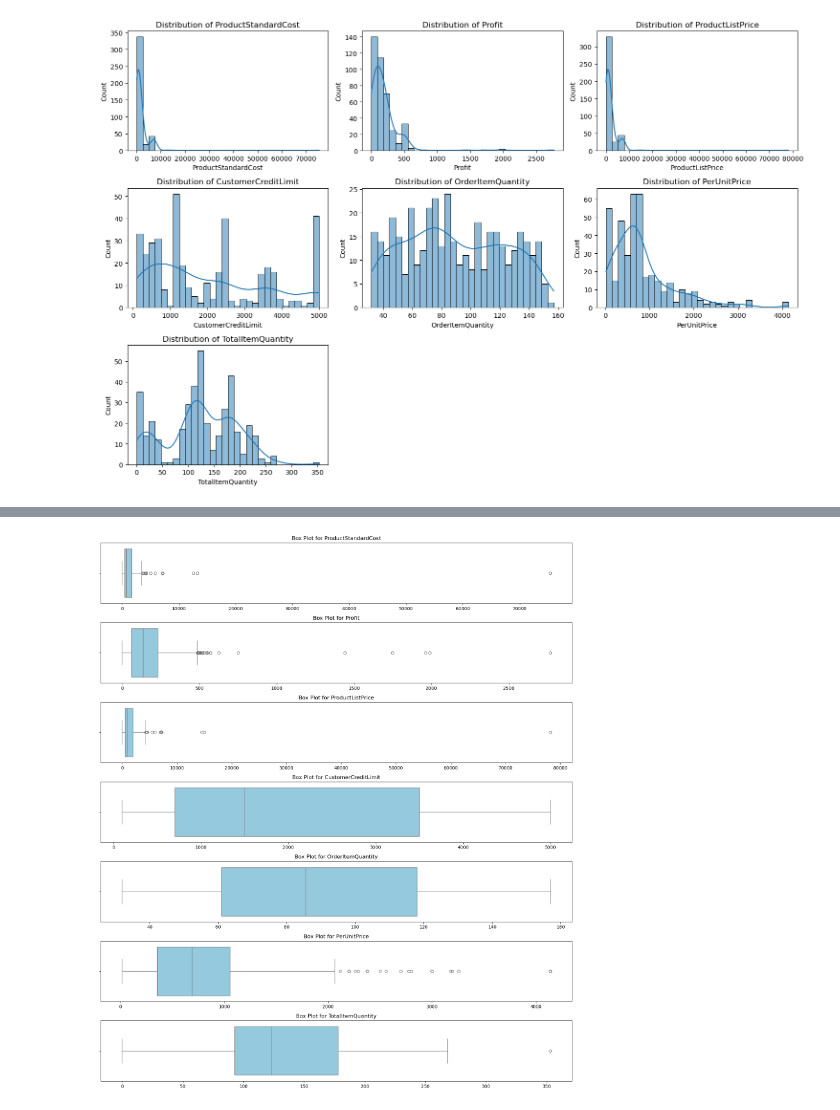
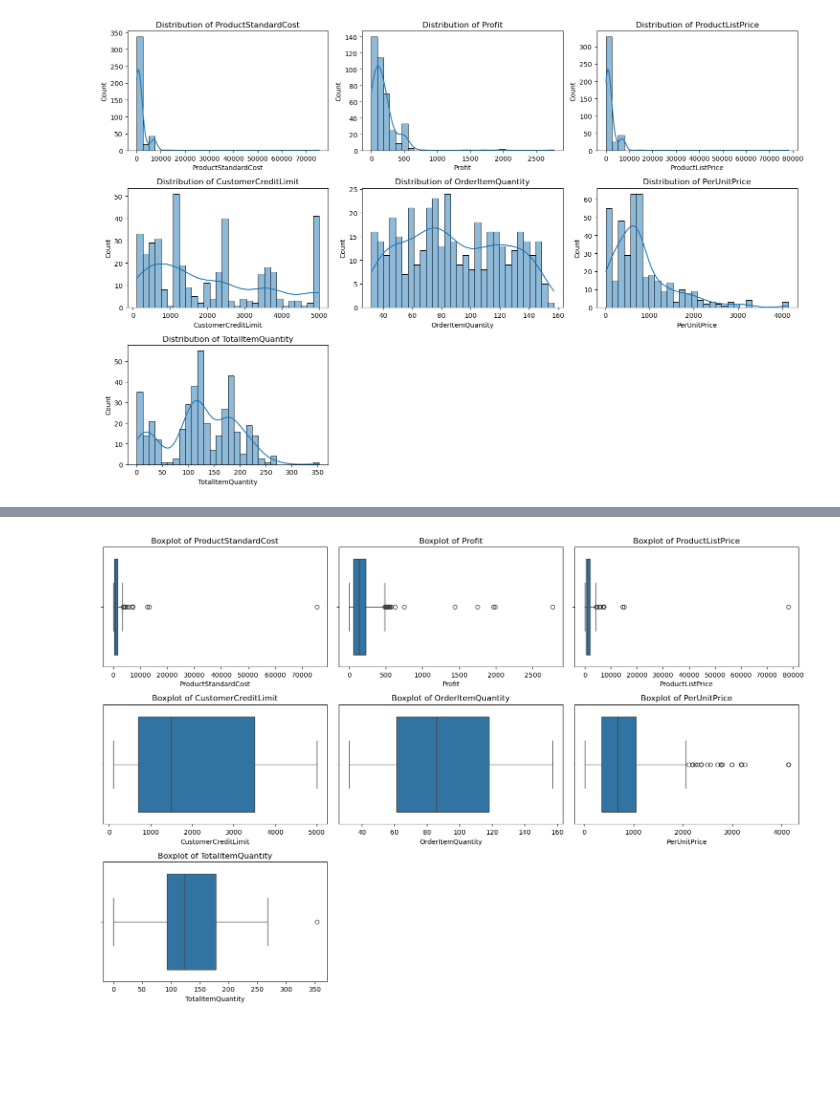
Before and after one commit to KCSchmutz/MLG382_CYO_PROJ_GroupX, a Jupyter notebook: notebooks/MLG382_CYO_PROJ_GroupX.ipynb, the cells around one changed output, grey strips where cells are left out. Drawn from its saved outputs; the diff is of its cells as text; code cells hidden in the pictures; blank space fills up the shorter version.

```diff
--- a/notebooks/MLG382_CYO_PROJ_GroupX.ipynb
+++ b/notebooks/MLG382_CYO_PROJ_GroupX.ipynb
@@ -90,0 +4,26 @@ max      4139.000000         353.000000
+# %%
+#Importing Required Libraries
+import sys
+import os
+import pandas as pd
+import seaborn as sns
+import matplotlib.pyplot as plt
+import seaborn as sns
+
+#Makes Python files useable
+sys.path.append(os.path.abspath("../src"))
+
+#Getting required functions from preprocess_data.py file
+from preprocess_data import(
+    load_data,
+    iterative_outlier_removal,
+    scale_features
+)
+
+#Loads dataset
+file_path = '../data/Cleaned_ML_Dataset.csv'
+df = pd.read_csv(file_path)
+
+# Displays basic info
+print("DataFrame Shape:", df.shape)
+print("Column Types:\n", df.dtypes)
@@ -115,23 +96,13 @@ plt.show()
-# %%
-#Created an empty dictionary to store LabelEncoder Objects for each column
-label_encoders = {}
-for column in df.select_dtypes(include=['object']).columns:
-    le = LabelEncoder()
-    df[column] = le.fit_transform(df[column])
-    label_encoders[column] = le
 # %%
 
-#Setup of plot
-plt.figure(figsize=(15, len(numerical_columns) * 2.5))
+plt.figure(figsize=(15, 10))
 
-# Loop through each numerical column and create a boxplot
 for i, column in enumerate(numerical_columns, 1):
-    plt.subplot(len(numerical_columns), 1, i)
-    sns.boxplot(x=df[column], color='skyblue')
-    plt.title(f'Box Plot for {column}')
-    plt.xlabel('')
+    plt.subplot(3, 3, i)
+    sns.boxplot(x=df[column], orient='h')  # Horizontal box plot
+    plt.title(f'Boxplot of {column}')
 
 plt.tight_layout()
 plt.show()
 # %% [output]
-[figure, old version]
+[figure, new version]
```
Also changed, not shown: parts of 22 cells of this notebook, 21 other files.
